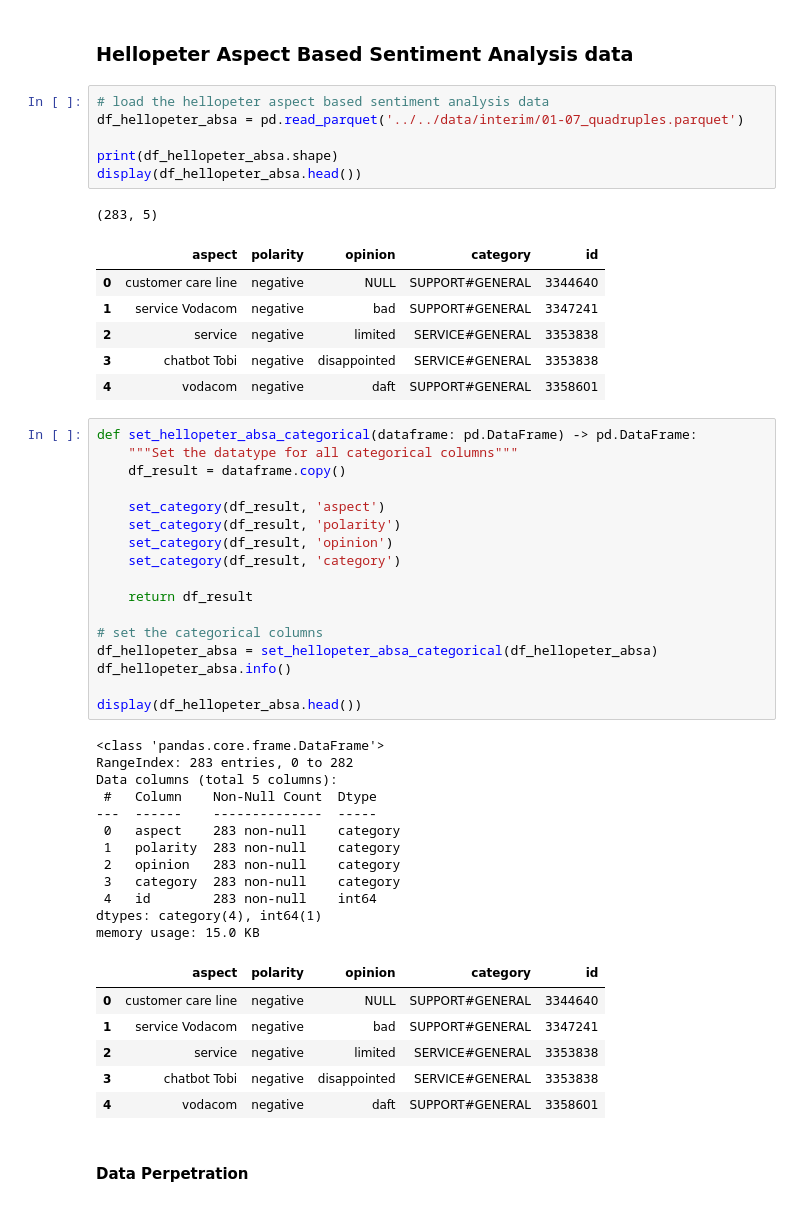
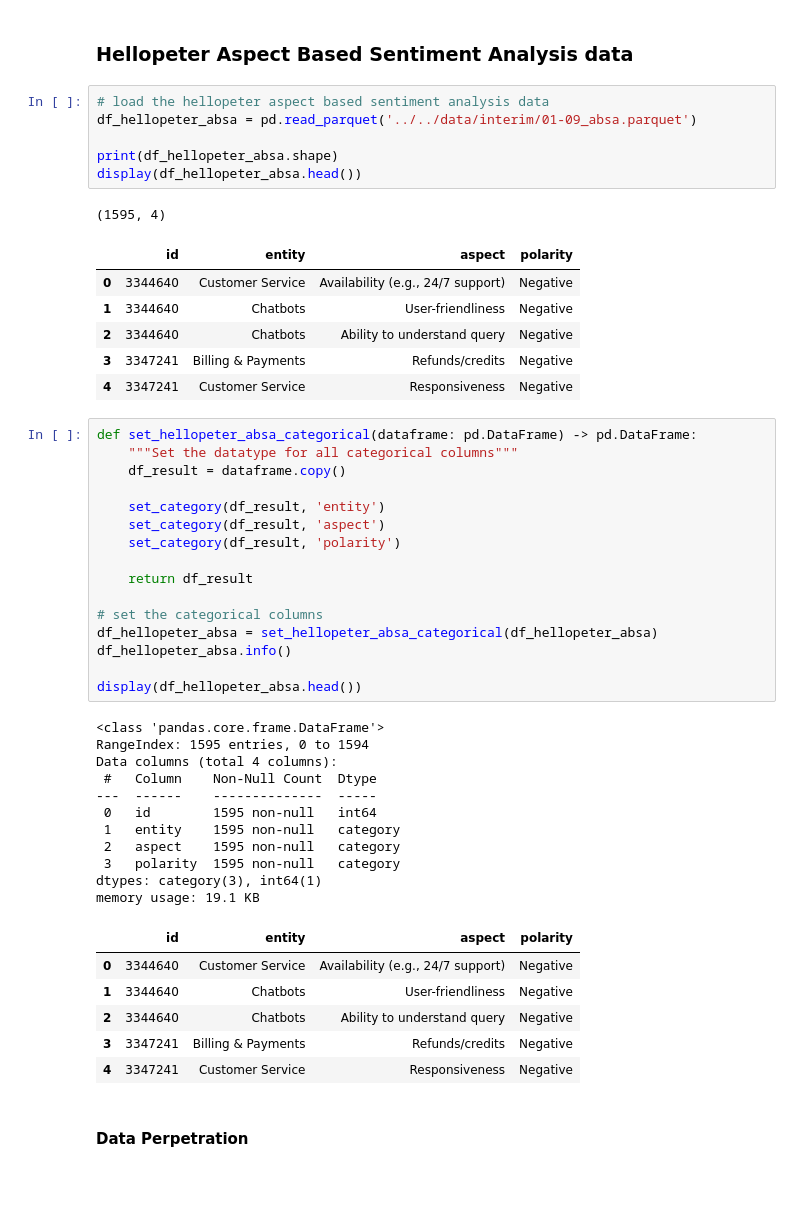
Before and after one commit to JohnnyFoulds/dsm050-2023-apr, a Jupyter notebook: notebooks/03_coursework/03-04_time_series.ipynb, the cells around one changed output. Drawn from its saved outputs; the diff is of its cells as text.

```diff
--- a/notebooks/03_coursework/03-04_time_series.ipynb
+++ b/notebooks/03_coursework/03-04_time_series.ipynb
@@ -119,27 +119,26 @@ memory usage: 31.9+ KB
 ### Hellopeter Aspect Based Sentiment Analysis data
 # %%
 # load the hellopeter aspect based sentiment analysis data
-df_hellopeter_absa = pd.read_parquet('../../data/interim/01-07_quadruples.parquet')
+df_hellopeter_absa = pd.read_parquet('../../data/interim/01-09_absa.parquet')
 
 print(df_hellopeter_absa.shape)
 display(df_hellopeter_absa.head())
 # %% [output]
-(283, 5)
+(1595, 4)
-|  | aspect | polarity | opinion | category | id |
-| 0 | customer care line | negative | NULL | SUPPORT#GENERAL | 3344640 |
-| 1 | service Vodacom | negative | bad | SUPPORT#GENERAL | 3347241 |
-| 2 | service | negative | limited | SERVICE#GENERAL | 3353838 |
-| 3 | chatbot Tobi | negative | disappointed | SERVICE#GENERAL | 3353838 |
-| 4 | vodacom | negative | daft | SUPPORT#GENERAL | 3358601 |
+|  | id | entity | aspect | polarity |
+| 0 | 3344640 | Customer Service | Availability (e.g., 24/7 support) | Negative |
+| 1 | 3344640 | Chatbots | User-friendliness | Negative |
+| 2 | 3344640 | Chatbots | Ability to understand query | Negative |
+| 3 | 3347241 | Billing & Payments | Refunds/credits | Negative |
+| 4 | 3347241 | Customer Service | Responsiveness | Negative |
 # %%
 def set_hellopeter_absa_categorical(dataframe: pd.DataFrame) -> pd.DataFrame:
     """Set the datatype for all categorical columns"""
     df_result = dataframe.copy()
 
+    set_category(df_result, 'entity')
     set_category(df_result, 'aspect')
     set_category(df_result, 'polarity')
-    set_category(df_result, 'opinion')
-    set_category(df_result, 'category')
 
     return df_result
 
@@ -150,23 +149,22 @@ df_hellopeter_absa.info()
 display(df_hellopeter_absa.head())
 # %% [output]
 <class 'pandas.core.frame.DataFrame'>
-RangeIndex: 283 entries, 0 to 282
-Data columns (total 5 columns):
+RangeIndex: 1595 entries, 0 to 1594
+Data columns (total 4 columns):
  #   Column    Non-Null Count  Dtype
 ---  ------    --------------  -----
- 0   aspect    283 non-null    category
- 1   polarity  283 non-null    category
- 2   opinion   283 non-null    category
- 3   category  283 non-null    category
- 4   id        283 non-null    int64
-dtypes: category(4), int64(1)
-memory usage: 15.0 KB
+ 0   id        1595 non-null   int64
+ 1   entity    1595 non-null   category
+ 2   aspect    1595 non-null   category
+ 3   polarity  1595 non-null   category
+dtypes: category(3), int64(1)
+memory usage: 19.1 KB
-|  | aspect | polarity | opinion | category | id |
-| 0 | customer care line | negative | NULL | SUPPORT#GENERAL | 3344640 |
-| 1 | service Vodacom | negative | bad | SUPPORT#GENERAL | 3347241 |
-| 2 | service | negative | limited | SERVICE#GENERAL | 3353838 |
-| 3 | chatbot Tobi | negative | disappointed | SERVICE#GENERAL | 3353838 |
-| 4 | vodacom | negative | daft | SUPPORT#GENERAL | 3358601 |
+|  | id | entity | aspect | polarity |
+| 0 | 3344640 | Customer Service | Availability (e.g., 24/7 support) | Negative |
+| 1 | 3344640 | Chatbots | User-friendliness | Negative |
+| 2 | 3344640 | Chatbots | Ability to understand query | Negative |
+| 3 | 3347241 | Billing & Payments | Refunds/credits | Negative |
+| 4 | 3347241 | Customer Service | Responsiveness | Negative |
 # %% [markdown]
 #### Data Perpetration
 # %%
```
Also changed, not shown: parts of 17 cells of this notebook, 2 other files.
